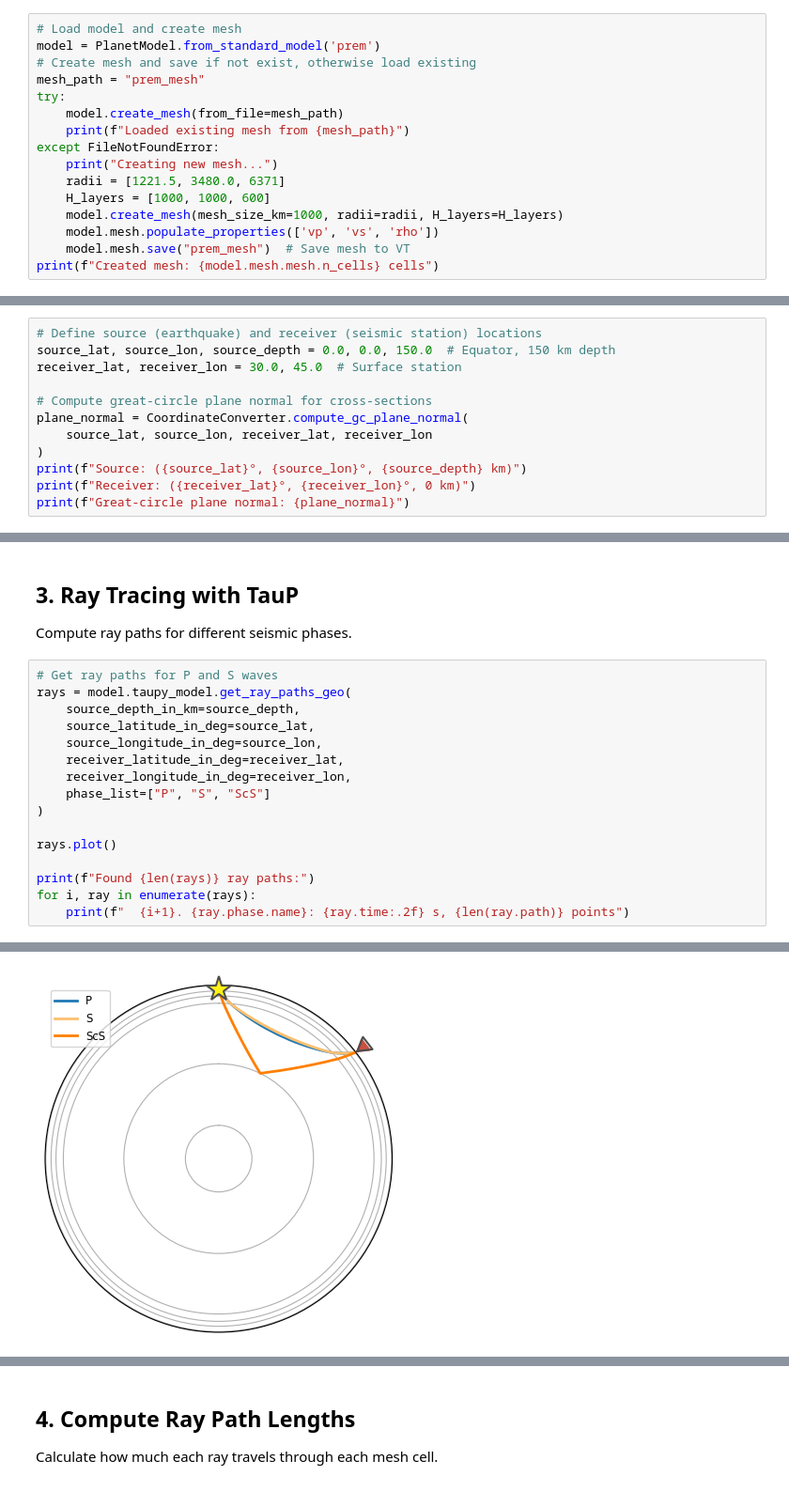
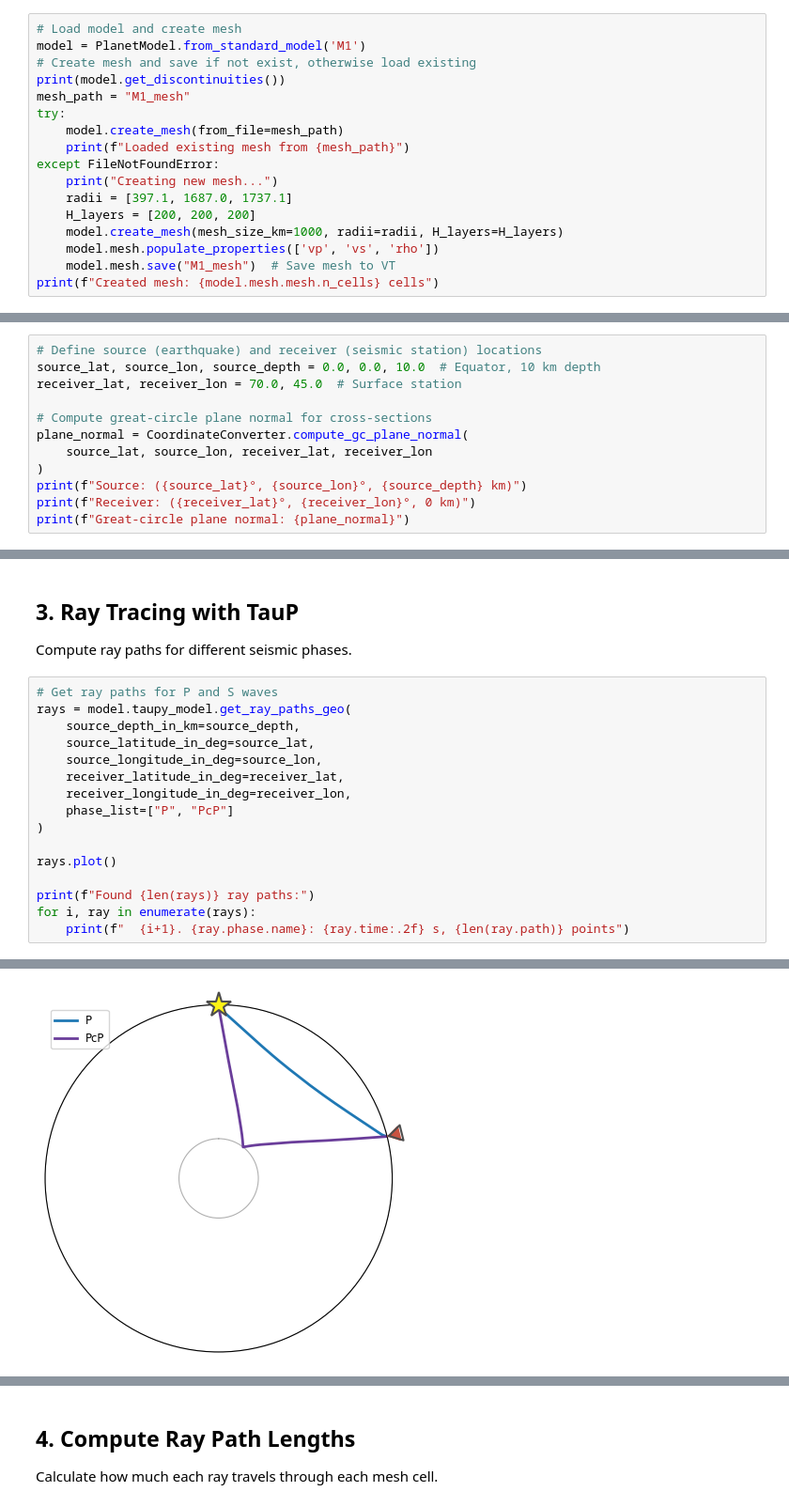
Before and after one commit to Adrian-Mag/SensRay, a Jupyter notebook: demos/02_ray_tracing_kernels.ipynb, the cells around one changed output, grey strips where cells are left out. Shown at 94% size. Drawn from its saved outputs; the diff is of its cells as text.

````diff
--- a/demos/02_ray_tracing_kernels.ipynb
+++ b/demos/02_ray_tracing_kernels.ipynb
@@ -75,18 +75,19 @@ model.mesh.save('prem_mesh.vtu')  # file extension recommended
 ```
 # %%
 # Load model and create mesh
-model = PlanetModel.from_standard_model('prem')
+model = PlanetModel.from_standard_model('M1')
 # Create mesh and save if not exist, otherwise load existing
-mesh_path = "prem_mesh"
+print(model.get_discontinuities())
+mesh_path = "M1_mesh"
 try:
     model.create_mesh(from_file=mesh_path)
     print(f"Loaded existing mesh from {mesh_path}")
 except FileNotFoundError:
     print("Creating new mesh...")
-    radii = [1221.5, 3480.0, 6371]
-    H_layers = [1000, 1000, 600]
+    radii = [397.1, 1687.0, 1737.1]
+    H_layers = [200, 200, 200]
     model.create_mesh(mesh_size_km=1000, radii=radii, H_layers=H_layers)
     model.mesh.populate_properties(['vp', 'vs', 'rho'])
-    model.mesh.save("prem_mesh")  # Save mesh to VT
+    model.mesh.save("M1_mesh")  # Save mesh to VT
 print(f"Created mesh: {model.mesh.mesh.n_cells} cells")
 # %% [output]
@@ -100,8 +131,8 @@ Created mesh: 18221 cells
 Set up a realistic earthquake-station pair.
 # %%
 # Define source (earthquake) and receiver (seismic station) locations
-source_lat, source_lon, source_depth = 0.0, 0.0, 150.0  # Equator, 150 km depth
-receiver_lat, receiver_lon = 30.0, 45.0  # Surface station
+source_lat, source_lon, source_depth = 0.0, 0.0, 10.0  # Equator, 10 km depth
+receiver_lat, receiver_lon = 70.0, 45.0  # Surface station
 
 # Compute great-circle plane normal for cross-sections
 plane_normal = CoordinateConverter.compute_gc_plane_normal(
@@ -126,7 +157,7 @@ rays = model.taupy_model.get_ray_paths_geo(
     source_longitude_in_deg=source_lon,
     receiver_latitude_in_deg=receiver_lat,
     receiver_longitude_in_deg=receiver_lon,
-    phase_list=["P", "S", "ScS"]
+    phase_list=["P", "PcP"]
 )
 
 rays.plot()
@@ -155 +185 @@ Method run is done, but not necessarily successful.
-[figure, old version]
+[figure, new version]
````
Also changed, not shown: parts of 12 cells of this notebook, 1 other file.
